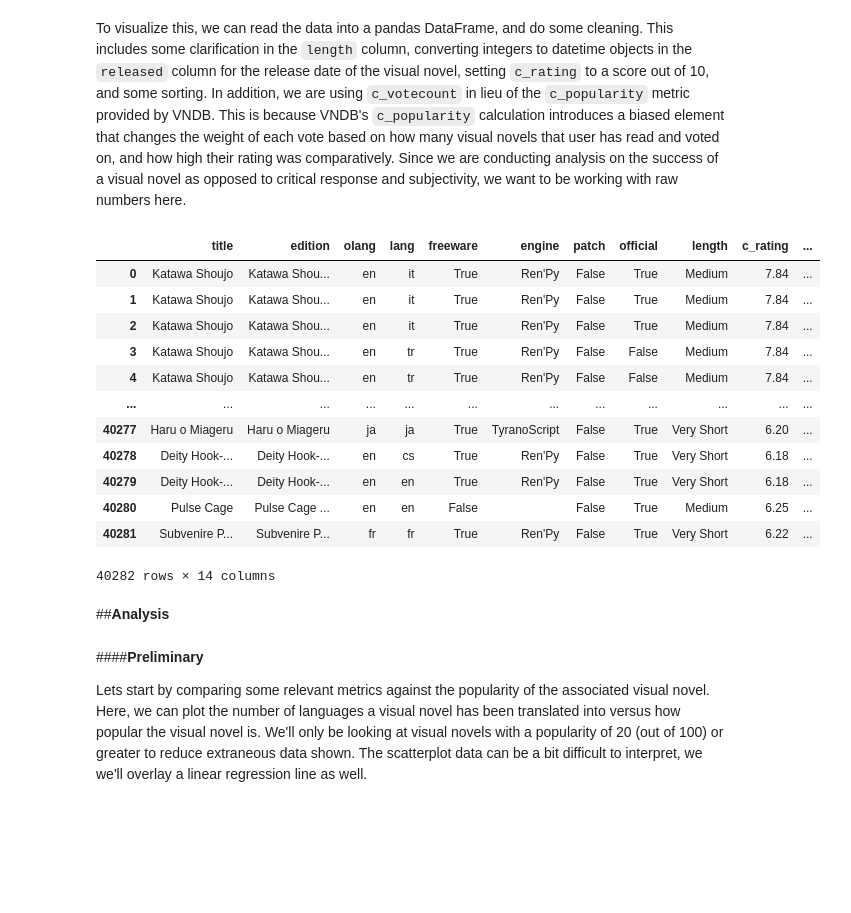
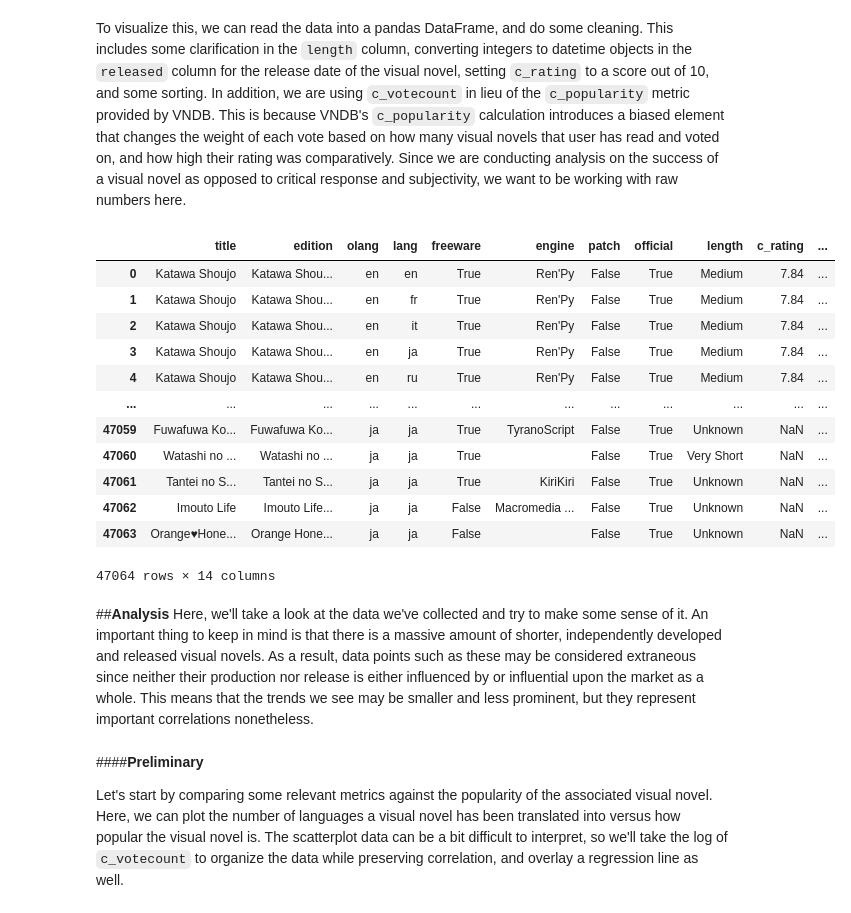
Before and after one commit to abh037/tutorial, a Jupyter notebook: tutorial.ipynb, the cells around one changed output. Saved outputs shown, nothing was run; the diff lists cells and outputs as text; code cells hidden in the pictures; blank space fills up the shorter version.

```diff
--- a/tutorial.ipynb
+++ b/tutorial.ipynb
@@ -141,32 +144,33 @@ FROM
 To visualize this, we can read the data into a pandas DataFrame, and do some cleaning. This includes some clarification in the `length` column, converting integers to datetime objects in the `released` column for the release date of the visual novel, setting `c_rating` to a score out of 10, and some sorting. In addition, we are using `c_votecount` in lieu of the `c_popularity` metric provided by VNDB. This is because VNDB's `c_popularity` calculation introduces a biased element that changes the weight of each vote based on how many visual novels that user has read and voted on, and how high their rating was comparatively. Since we are conducting analysis on the success of a visual novel as opposed to critical response and subjectivity, we want to be working with raw numbers here.
 # %%
 vns = pd.read_sql(query, engine)
-vns = vns.dropna().drop_duplicates().sort_values(by = "c_votecount", ascending = False).reset_index(drop = True)
+vns = vns.drop_duplicates().sort_values(by = "c_votecount", ascending = False).reset_index(drop = True)
 lens = {5 : "Very Long", 4 : "Long", 3 : "Medium", 2 : "Short", 1 : "Very Short", 0 : "Unknown"}
 vns["length"] = vns["length"].apply(lambda x : lens[x])
 vns["c_rating"] = vns["c_rating"] / 100
 vns["released"] = pd.to_datetime(vns["released"], format="%Y%m%d", errors="coerce")
 display(vns)
 # %% [output]
 |  | title | edition | olang | lang | freeware | engine | patch | official | length | c_rating | ... |
-| 0 | Katawa Shoujo | Katawa Shou... | en | it | True | Ren'Py | False | True | Medium | 7.84 | ... |
-| 1 | Katawa Shoujo | Katawa Shou... | en | it | True | Ren'Py | False | True | Medium | 7.84 | ... |
+| 0 | Katawa Shoujo | Katawa Shou... | en | en | True | Ren'Py | False | True | Medium | 7.84 | ... |
+| 1 | Katawa Shoujo | Katawa Shou... | en | fr | True | Ren'Py | False | True | Medium | 7.84 | ... |
 | 2 | Katawa Shoujo | Katawa Shou... | en | it | True | Ren'Py | False | True | Medium | 7.84 | ... |
-| 3 | Katawa Shoujo | Katawa Shou... | en | tr | True | Ren'Py | False | False | Medium | 7.84 | ... |
-| 4 | Katawa Shoujo | Katawa Shou... | en | tr | True | Ren'Py | False | False | Medium | 7.84 | ... |
+| 3 | Katawa Shoujo | Katawa Shou... | en | ja | True | Ren'Py | False | True | Medium | 7.84 | ... |
+| 4 | Katawa Shoujo | Katawa Shou... | en | ru | True | Ren'Py | False | True | Medium | 7.84 | ... |
 | ... | ... | ... | ... | ... | ... | ... | ... | ... | ... | ... | ... |
-| 40277 | Haru o Miageru | Haru o Miageru | ja | ja | True | TyranoScript | False | True | Very Short | 6.20 | ... |
-| 40278 | Deity Hook-... | Deity Hook-... | en | cs | True | Ren'Py | False | True | Very Short | 6.18 | ... |
-| 40279 | Deity Hook-... | Deity Hook-... | en | en | True | Ren'Py | False | True | Very Short | 6.18 | ... |
-| 40280 | Pulse Cage | Pulse Cage ... | en | en | False |  | False | True | Medium | 6.25 | ... |
-| 40281 | Subvenire P... | Subvenire P... | fr | fr | True | Ren'Py | False | True | Very Short | 6.22 | ... |
+| 47059 | Fuwafuwa Ko... | Fuwafuwa Ko... | ja | ja | True | TyranoScript | False | True | Unknown | NaN | ... |
+| 47060 | Watashi no ... | Watashi no ... | ja | ja | True |  | False | True | Very Short | NaN | ... |
+| 47061 | Tantei no S... | Tantei no S... | ja | ja | True | KiriKiri | False | True | Unknown | NaN | ... |
+| 47062 | Imouto Life | Imouto Life... | ja | ja | False | Macromedia ... | False | True | Unknown | NaN | ... |
+| 47063 | Orange♥Hone... | Orange Hone... | ja | ja | False |  | False | True | Unknown | NaN | ... |
-40282 rows × 14 columns
+47064 rows × 14 columns
-# %% [markdown]
-##**Analysis**
+# %% [markdown]
+##**Analysis**
+Here, we'll take a look at the data we've collected and try to make some sense of it. An important thing to keep in mind is that there is a massive amount of shorter, independently developed and released visual novels. As a result, data points such as these may be considered extraneous since neither their production nor release is either influenced by or influential upon the market as a whole. This means that the trends we see may be smaller and less prominent, but they represent important correlations nonetheless.
 # %% [markdown]
 ####**Preliminary**
 
-Lets start by comparing some relevant metrics against the popularity of the associated visual novel. Here, we can plot the number of languages a visual novel has been translated into versus how popular the visual novel is. We'll only be looking at visual novels with a popularity of 20 (out of 100) or greater to reduce extraneous data shown. The scatterplot data can be a bit difficult to interpret, we we'll overlay a linear regression line as well.
+Let's start by comparing some relevant metrics against the popularity of the associated visual novel. Here, we can plot the number of languages a visual novel has been translated into versus how popular the visual novel is. The scatterplot data can be a bit difficult to interpret, so we'll take the log of `c_votecount` to organize the data while preserving correlation, and overlay a regression line as well.
 # %%
 by_title = vns.groupby("title").agg(list)
 by_title["numLangs"] = pd.Series(vns.groupby("title").agg(list)["lang"].apply(lambda x : len(Counter(x).keys())))
```
Also changed, not shown: parts of 31 cells of this notebook.
